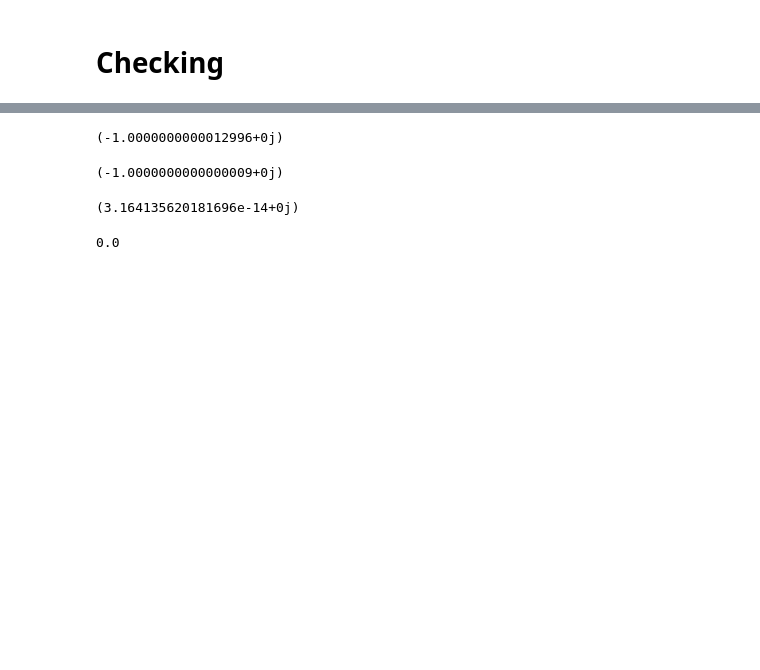
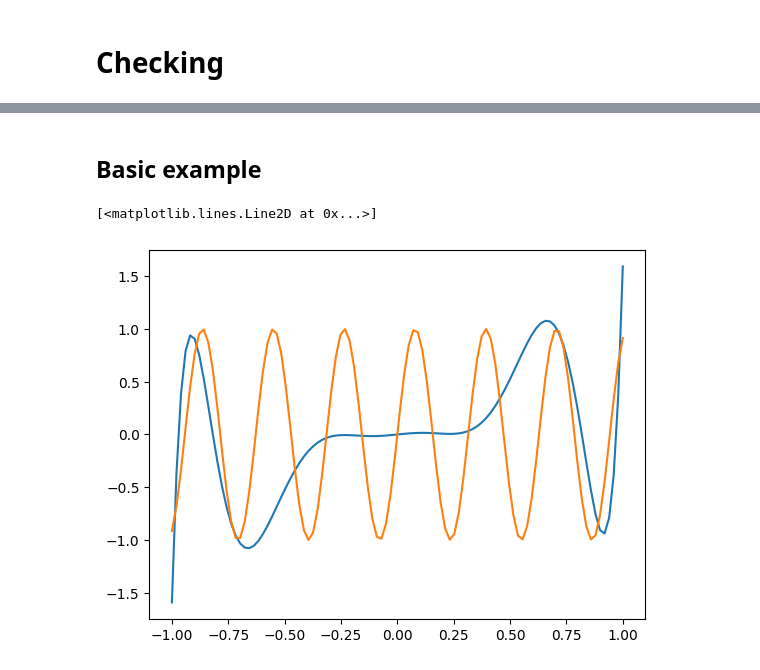
Before and after one commit to jacobwatkins1/Trotter-Extrapolation, a Jupyter notebook: trot_extrap.ipynb, the cells around one changed output, grey strips where cells are left out. Saved outputs shown, nothing was run; the diff lists cells and outputs as text; code cells hidden in the pictures; blank space fills up the shorter version.

```diff
--- a/trot_extrap.ipynb
+++ b/trot_extrap.ipynb
@@ -516,18 +479,15 @@ print(expectation_value(state, local_obs))
-# %%
-Trotterized_Expectation(Hlist, state, 10, 0.0001, local_obs, order = 1)
-# %% [output]
-(-1.0000000000012996+0j)
-# %%
-Exact_Expectation(heisenbergH(2, hlist), state, 10, local_obs)
-# %% [output]
-(-1.0000000000000009+0j)
-# %%
-difference_function(Hlist, state, 100, 0.1, local_obs, 2, order = 1 )
-# %% [output]
-(3.164135620181696e-14+0j)
-# %%
-# Hamiltonians line  up
-Potential = np.sum([hlist[j]*sparse_pauli({j:'Z'}, nqubits) for j in range(nqubits)], axis = 0)
-sla.norm( Potential - (Hlist[2]),2)
-# %% [output]
-0.0
+# %% [markdown]
+## Basic example
+# %%
+n = 10
+xi = np.array(cheb_nodes(n))
+yi = np.sin(20*xi)
+interpolant = interp.BarycentricInterpolator(xi,yi)
+
+x = np.linspace(-1,1,100)
+interpolant(x)
+plt.plot(x,interpolant(x))
+plt.plot(x, np.sin(20*x))
+# %% [output]
+[<matplotlib.lines.Line2D at 0x...>]
+[figure, added]
```
Also changed, not shown: parts of 34 cells of this notebook.
